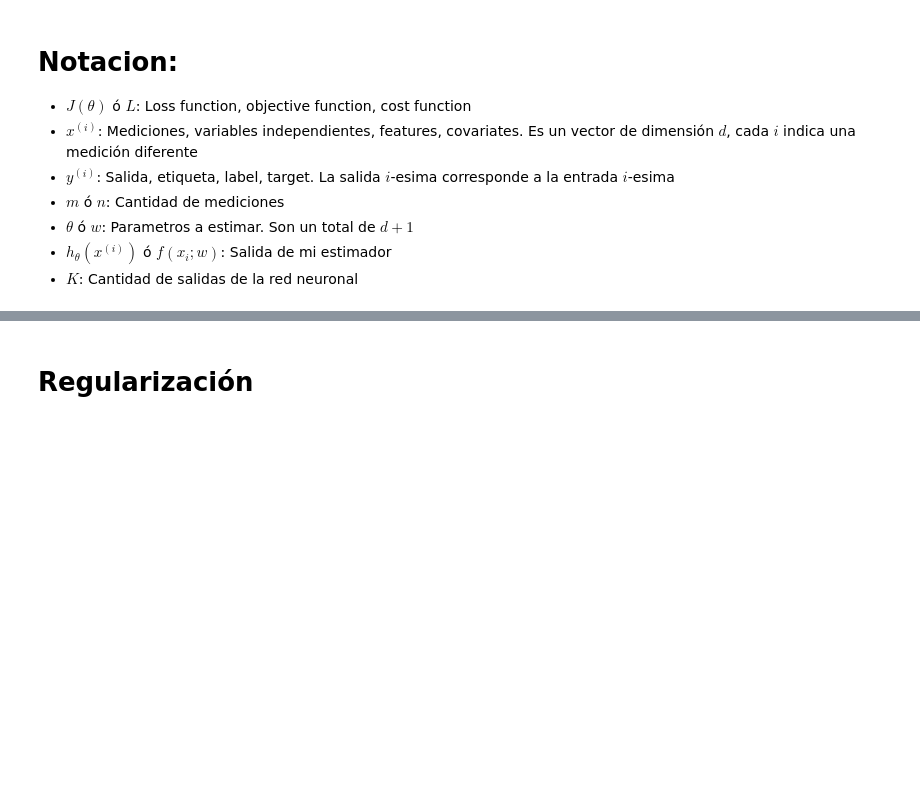
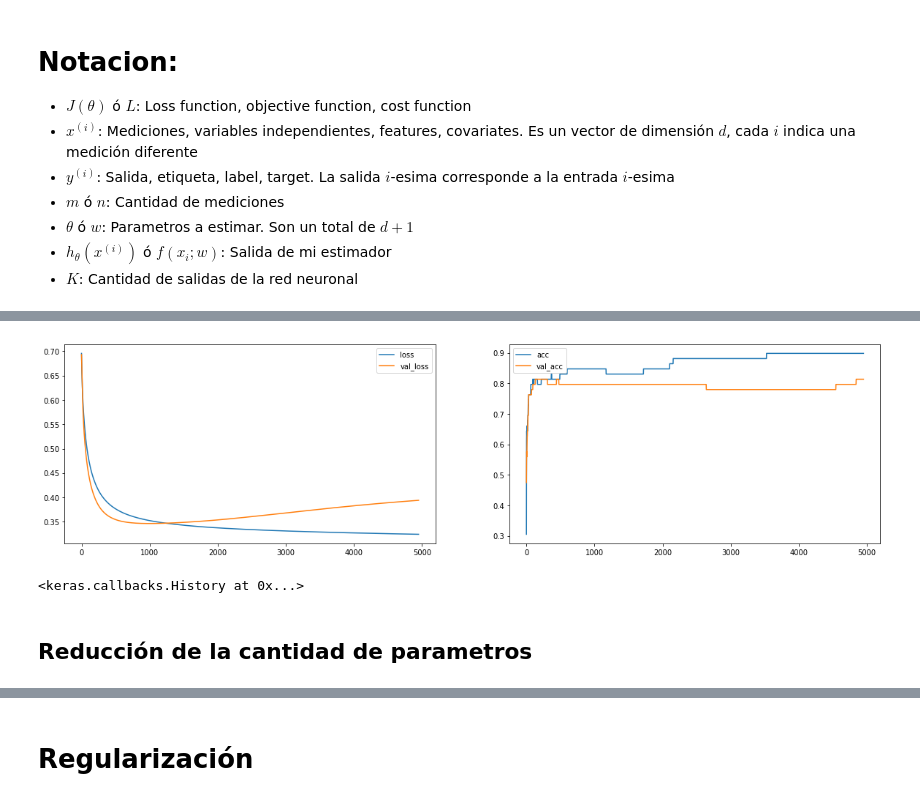
Before and after one commit to lab-ml-itba/4-Regularizacion, a Jupyter notebook: 0-Regularizacion-Teoria.ipynb, the cells around one changed output, grey strips where cells are left out. Drawn from its saved outputs; the diff is of its cells as text; code cells hidden in the pictures; blank space fills up the shorter version.

```diff
--- a/0-Regularizacion-Teoria.ipynb
+++ b/0-Regularizacion-Teoria.ipynb
@@ -70,0 +75,6 @@ DIC = log(P(X(i)) - 1/(M-1)SUM(log(P(X(all but i))
+# %%
+import numpy as np
+X_train = np.load('X_train.npy')
+X_test = np.load('X_test.npy')
+y_train = np.load('y_train.npy')
+y_test = np.load('y_test.npy')
@@ -70,0 +86,18 @@ DIC = log(P(X(i)) - 1/(M-1)SUM(log(P(X(all but i))
+# %%
+def get_basic_model(input_shape, output_size, lr=0.1):
+    model = Sequential()
+    sgd = optimizers.SGD(lr=lr)
+    model.add(Dense(output_size, input_dim=input_shape,
+                    activation='sigmoid',
+                    kernel_initializer='normal',
+                    name='Salida'
+                   ))
+    model.compile(loss = 'binary_crossentropy', optimizer=sgd, metrics=['accuracy'])
+    return model
+
+degree = 10
+X_train_degree = get_polynimial_set(X_train, degree=degree)[:, 1:]
+X_test_degree = get_polynimial_set(X_test, degree=degree)[:, 1:]
+basic_model = get_basic_model(X_train_degree.shape[1], 1)
+basic_model.summary()
+print(X_train_degree.shape)
@@ -70,0 +115,15 @@ DIC = log(P(X(i)) - 1/(M-1)SUM(log(P(X(all but i))
+# %%
+plot_losses = PlotLosses(plot_interval=50, evaluate_interval=None, x_val=X_test_degree, y_val_categorical=y_test)
+basic_model = get_basic_model(X_train_degree.shape[1], 1, lr=1)
+basic_model.fit(X_train_degree,
+          y_train, batch_size = 59,
+          epochs=5000,
+          verbose=0,
+          validation_data=(X_test_degree, y_test),
+          callbacks=[plot_losses],
+         )
+# %% [output]
+[figure, added]
+<keras.callbacks.History at 0x...>
+# %% [markdown]
+## Reducción de la cantidad de parametros
```
Also changed, not shown: parts of 35 cells of this notebook, 8 other files.
